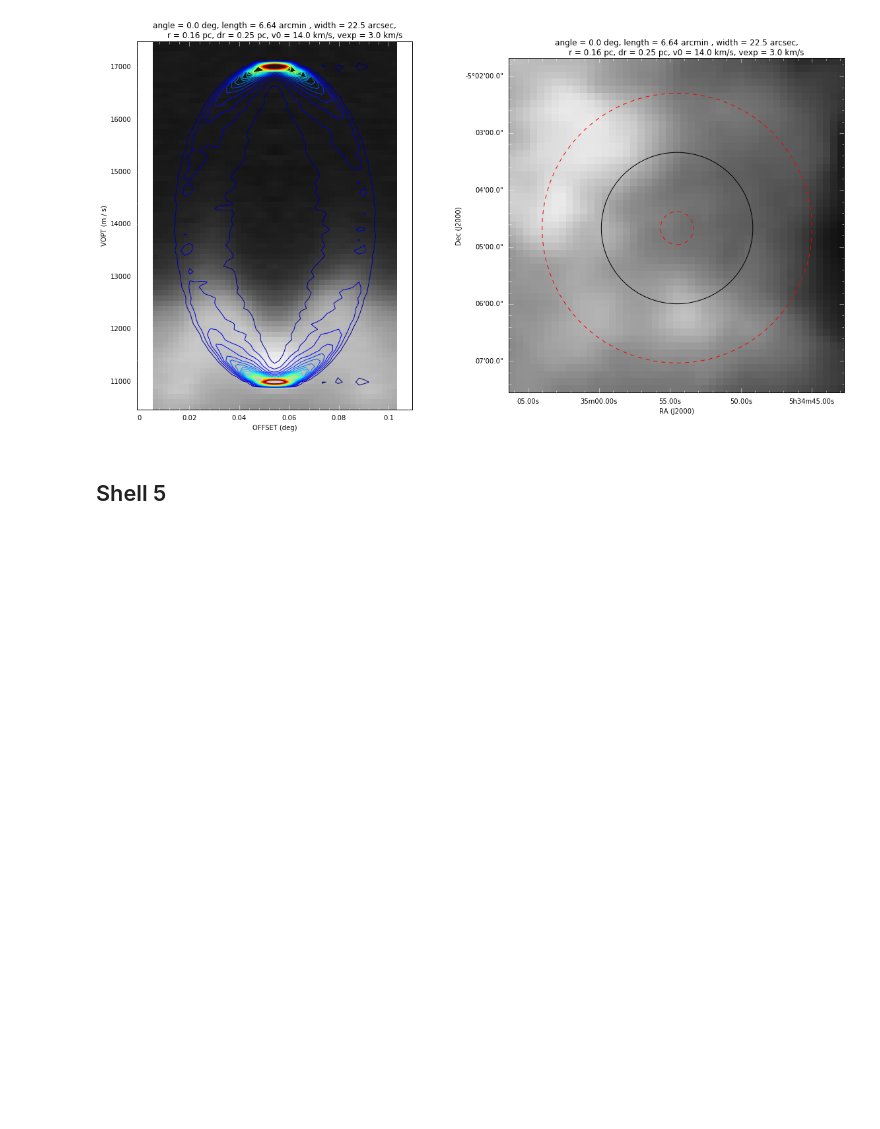
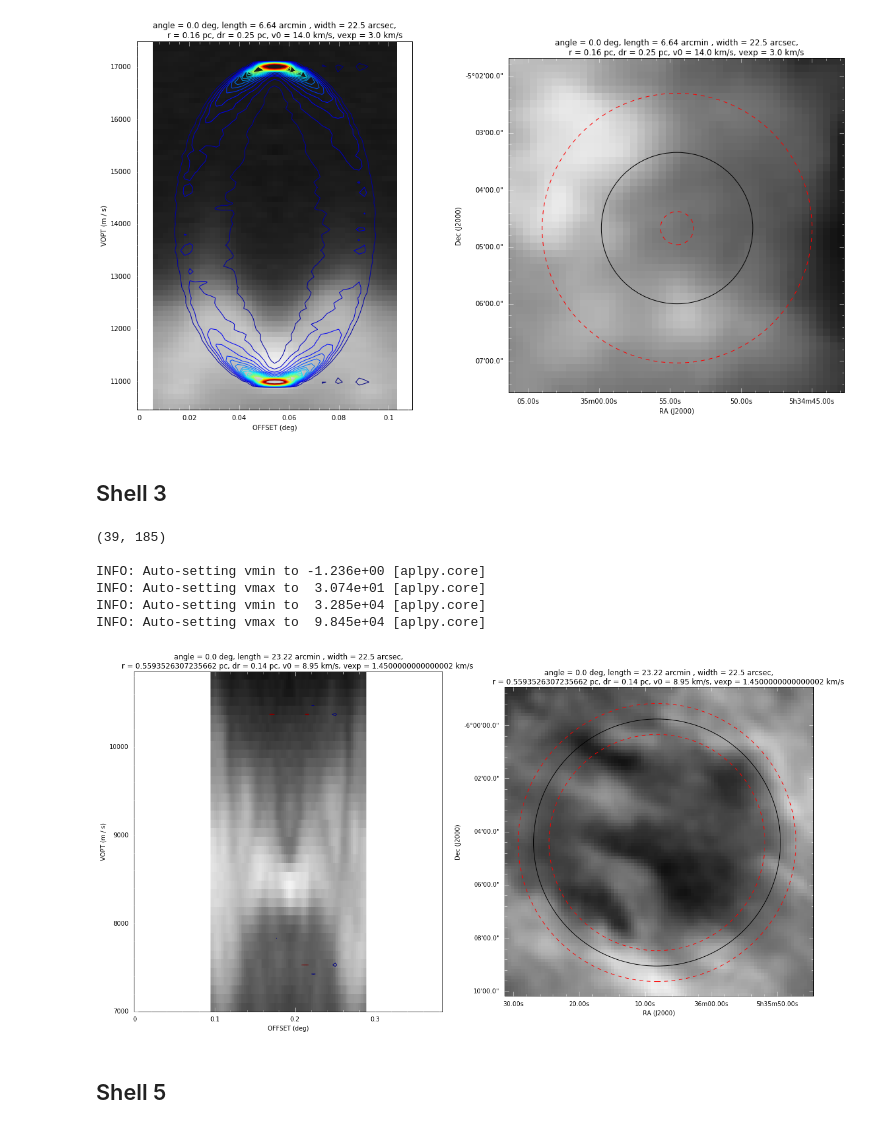
Before and after one commit to jrobbfed/carma, a Jupyter notebook: notebooks/Estimating Shell Parameters by Eye.ipynb, the cells around one changed output. Cells and saved outputs as stored; diff of their text form; code cells hidden in the pictures; blank space fills up the shorter version.

```diff
--- a/notebooks/Estimating Shell Parameters by Eye.ipynb
+++ b/notebooks/Estimating Shell Parameters by Eye.ipynb
@@ -38,6 +38,35 @@ INFO: Auto-setting vmax to  4.507e+01 [aplpy.core]
 INFO: Auto-setting vmin to  1.823e+04 [aplpy.core]
 INFO: Auto-setting vmax to  1.259e+05 [aplpy.core]
 [figure]
+# %% [markdown]
+## Shell 3
+# %%
+n = 2
+shell = shell_list[n]
+#Initial Guesses
+model_pars['acen'] = shell.ra.to(u.deg)
+model_pars['dcen'] = shell.dec.to(u.deg)
+model_pars['R'] = shell.radius.to(u.deg) * model_pars['dist'] * 2*np.pi/(360. * u.deg)
+model_pars['vexp'] = (shell.vmax - shell.vmin) / 2.
+model_pars['v0'] = (shell.vmax + shell.vmin) / 2.
+# %%
+#Parameter experimentation
+# model_pars['R'] = 0.145 * u.pc
+# model_pars['dr'] = 0.13 * u.pc
+# model_pars['vexp'] = 1.25 * u.km / u.s
+# model_pars['v0'] = 10. * u.km / u.s
+
+fig = shell_model.compare(model_pars=model_pars, normalize=False,
+                          contour_levels=2, pv_length_in_radii=5,
+                          pv_angle_step=90*u.deg)
+# %% [output]
+(39, 185)
+
+INFO: Auto-setting vmin to -1.236e+00 [aplpy.core]
+INFO: Auto-setting vmax to  3.074e+01 [aplpy.core]
+INFO: Auto-setting vmin to  3.285e+04 [aplpy.core]
+INFO: Auto-setting vmax to  9.845e+04 [aplpy.core]
+[figure, added]
 # %% [markdown]
 ## Shell 5
 # %%
```
Also changed, not shown: parts of 1 cell of this notebook, 4 other files.
